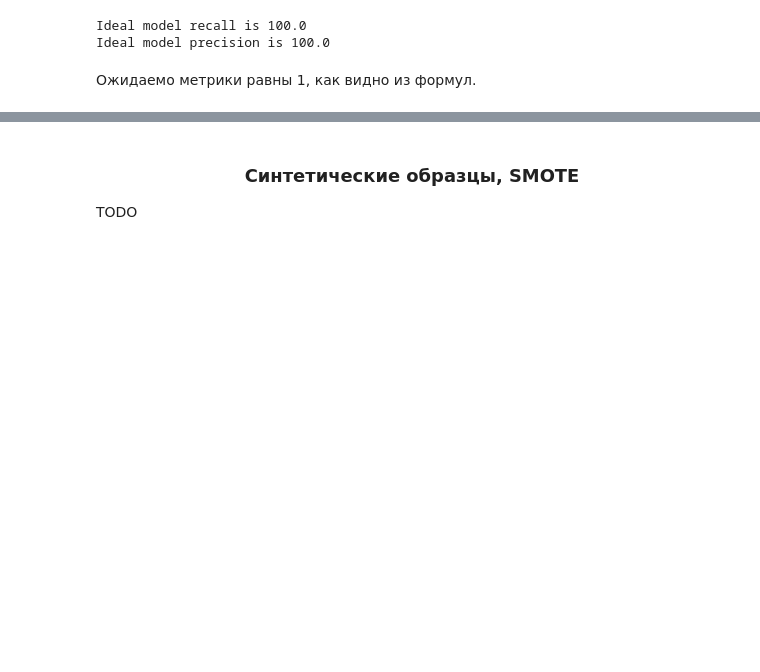
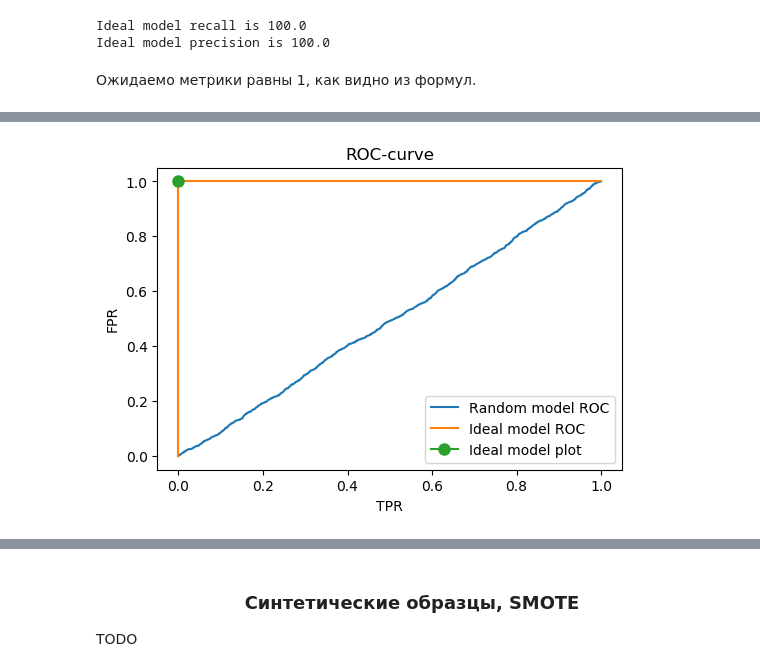
Before and after one commit to Kum4yk/2020_ml, a Jupyter notebook: task_2.unbalanced_classes/unbalanced classes.ipynb, the cells around one changed output, grey strips where cells are left out. Cells and saved outputs as stored; diff of their text form; code cells hidden in the pictures; blank space fills up the shorter version.

```diff
--- a/task_2.unbalanced_classes/unbalanced classes.ipynb
+++ b/task_2.unbalanced_classes/unbalanced classes.ipynb
@@ -229,0 +323,32 @@ $$ \large MSE(a, X, v_i) = \frac{1}{l}\sum_i^l v_i (a(x_i) - y_i)^2 $$
+# %%
+np.random.seed(42)
+size = 10000
+
+y_true = np.random.choice((0, 1), size=size, p=(1-0.17, 0.17))
+
+TPR_rand, FPR_rand, TPR_ideal, FPR_ideal = [], [], [], []
+
+for threshold in np.linspace(0, 1, 1000):
+    y_rand = (random_model > threshold).astype(int)
+    y_ideal = (ideal_model > threshold).astype(int)
+
+    (TN_i, FP_i), (FN_i, TP_i) = confusion_matrix(y_true, y_ideal)
+    (TN_r, FP_r), (FN_r, TP_r) = confusion_matrix(y_true, y_rand)
+
+    TPR_rand.append(TP_r/(TP_r + FN_r))
+    FPR_rand.append(FP_r/(FP_r + TN_r))
+
+    TPR_ideal.append(TP_i/(TP_i + FN_i))
+    FPR_ideal.append(FP_i/(FP_i + TN_i))
+# %%
+plt.figure(dpi=100)
+plt.plot(FPR_rand, TPR_rand, label="Random model ROC")
+plt.plot(FPR_ideal, TPR_ideal, label="Ideal model ROC")
+plt.plot([0], [1], label="Ideal model plot", markersize=8, marker='o')
+
+plt.legend()
+plt.xlabel("TPR")
+plt.ylabel("FPR")
+plt.title("ROC-curve");
+# %% [output]
+[figure, added]
```
Also changed, not shown: parts of 64 cells of this notebook.
